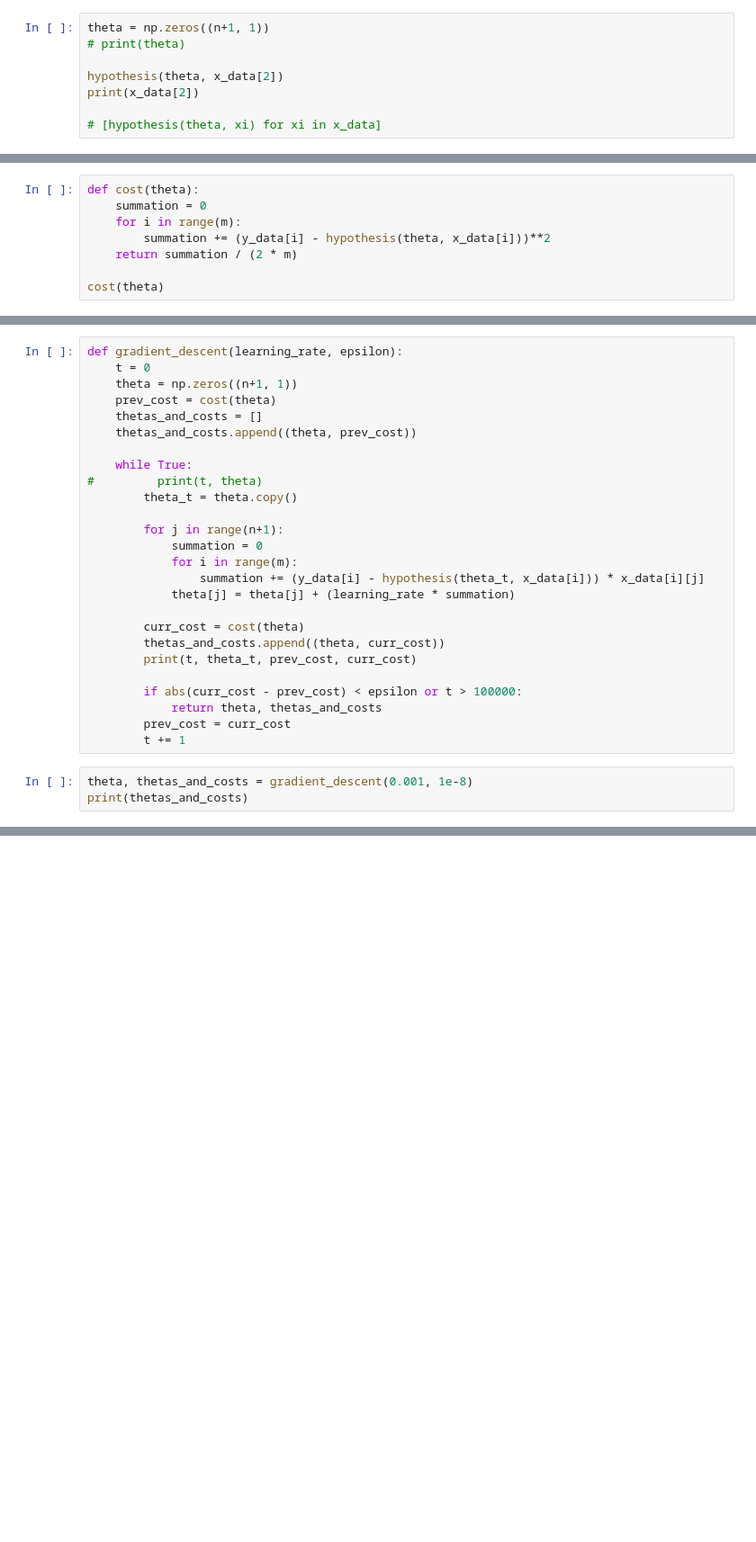
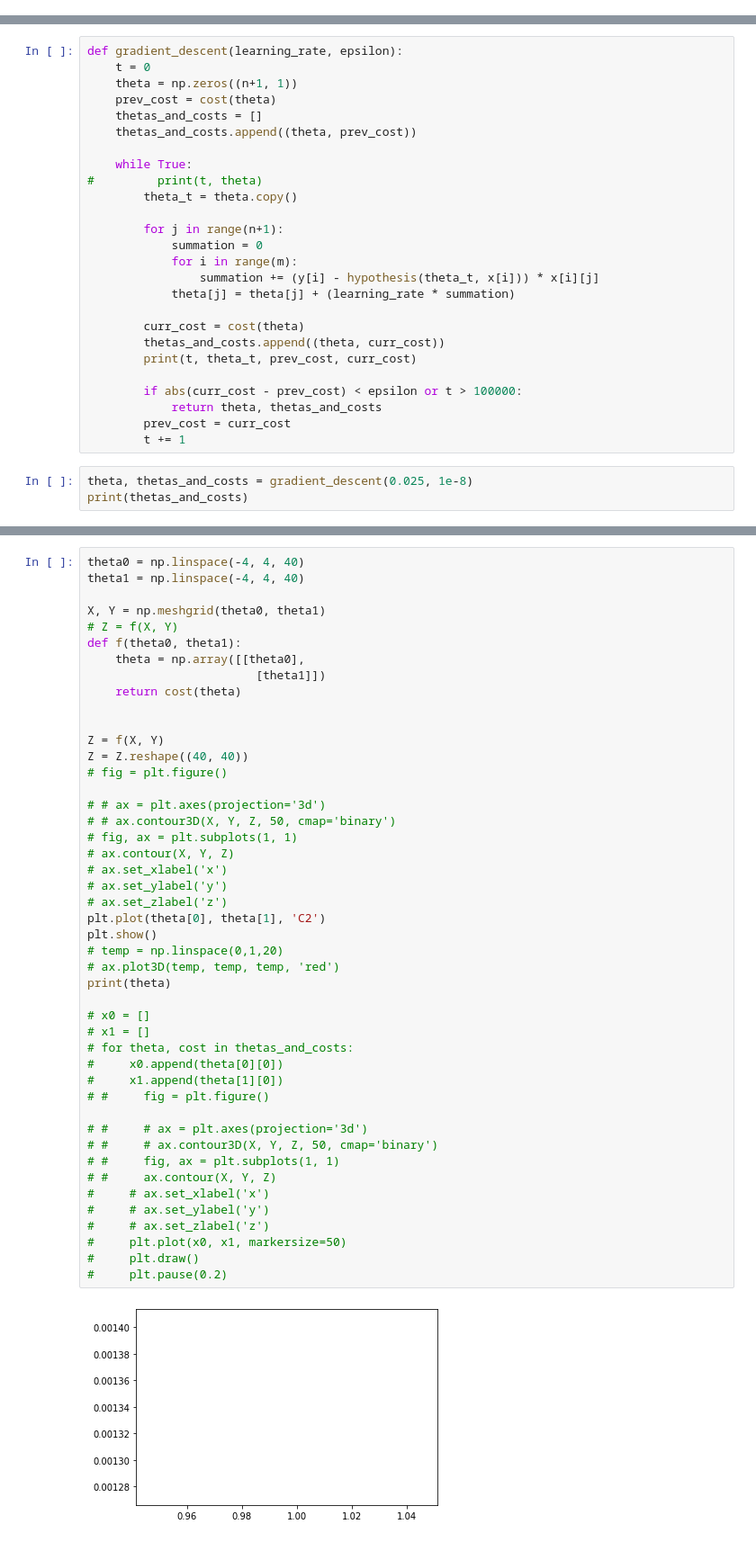
Before and after one commit to sohamvg/col774-machine-learning, a Jupyter notebook: assignment1/q1.ipynb, the cells around one changed output, grey strips where cells are left out. Shown at 90% size. Saved outputs shown, nothing was run; the diff lists cells and outputs as text; blank space fills up the shorter version.

```diff
--- a/assignment1/q1.ipynb
+++ b/assignment1/q1.ipynb
@@ -52,8 +55,0 @@ def hypothesis(theta, x):
-# %%
-theta = np.zeros((n+1, 1))
-# print(theta)
-
-hypothesis(theta, x_data[2])
-print(x_data[2])
-
-# [hypothesis(theta, xi) for xi in x_data]
@@ -62,8 +55,0 @@ print(x_data[2])
-# %%
-def cost(theta):
-    summation = 0
-    for i in range(m):
-        summation += (y_data[i] - hypothesis(theta, x_data[i]))**2
-    return summation / (2 * m)
-
-cost(theta)
@@ -84,7 +68,7 @@ def gradient_descent(learning_rate, epsilon):
         for j in range(n+1):
             summation = 0
             for i in range(m):
-                summation += (y_data[i] - hypothesis(theta_t, x_data[i])) * x_data[i][j]
+                summation += (y[i] - hypothesis(theta_t, x[i])) * x[i][j]
             theta[j] = theta[j] + (learning_rate * summation)
 
         curr_cost = cost(theta)
@@ -96,7 +80,7 @@ def gradient_descent(learning_rate, epsilon):
         prev_cost = curr_cost
         t += 1
 # %%
-theta, thetas_and_costs = gradient_descent(0.001, 1e-8)
+theta, thetas_and_costs = gradient_descent(0.025, 1e-8)
 print(thetas_and_costs)
 # %% [output]
 0 [[0.]
@@ -122,3 +146,51 @@ plt.plot(x_data.T[1,:], [hypothesis(theta, xi) for xi in x_data], 'C1')
 plt.show()
 # %% [output]
 [figure]
+# %%
+theta0 = np.linspace(-4, 4, 40)
+theta1 = np.linspace(-4, 4, 40)
+
+X, Y = np.meshgrid(theta0, theta1)
+# Z = f(X, Y)
+def f(theta0, theta1):
+    theta = np.array([[theta0],
+                        [theta1]])
+    return cost(theta)
+
+
+Z = f(X, Y)
+Z = Z.reshape((40, 40))
+# fig = plt.figure()
+
+# # ax = plt.axes(projection='3d')
+# # ax.contour3D(X, Y, Z, 50, cmap='binary')
+# fig, ax = plt.subplots(1, 1)
+# ax.contour(X, Y, Z)
+# ax.set_xlabel('x')
+# ax.set_ylabel('y')
+# ax.set_zlabel('z')
+plt.plot(theta[0], theta[1], 'C2')
+plt.show()
+# temp = np.linspace(0,1,20)
+# ax.plot3D(temp, temp, temp, 'red')
+print(theta)
+
+# x0 = []
+# x1 = []
+# for theta, cost in thetas_and_costs:
+#     x0.append(theta[0][0])
+#     x1.append(theta[1][0])
+# #     fig = plt.figure()
+
+# #     # ax = plt.axes(projection='3d')
+# #     # ax.contour3D(X, Y, Z, 50, cmap='binary')
+# #     fig, ax = plt.subplots(1, 1)
+# #     ax.contour(X, Y, Z)
+#     # ax.set_xlabel('x')
+#     # ax.set_ylabel('y')
+#     # ax.set_zlabel('z')
+#     plt.plot(x0, x1, markersize=50)
+#     plt.draw()
+#     plt.pause(0.2)
+# %% [output]
+[figure, added]
```
Also changed, not shown: parts of 13 cells of this notebook, 27 other files.
